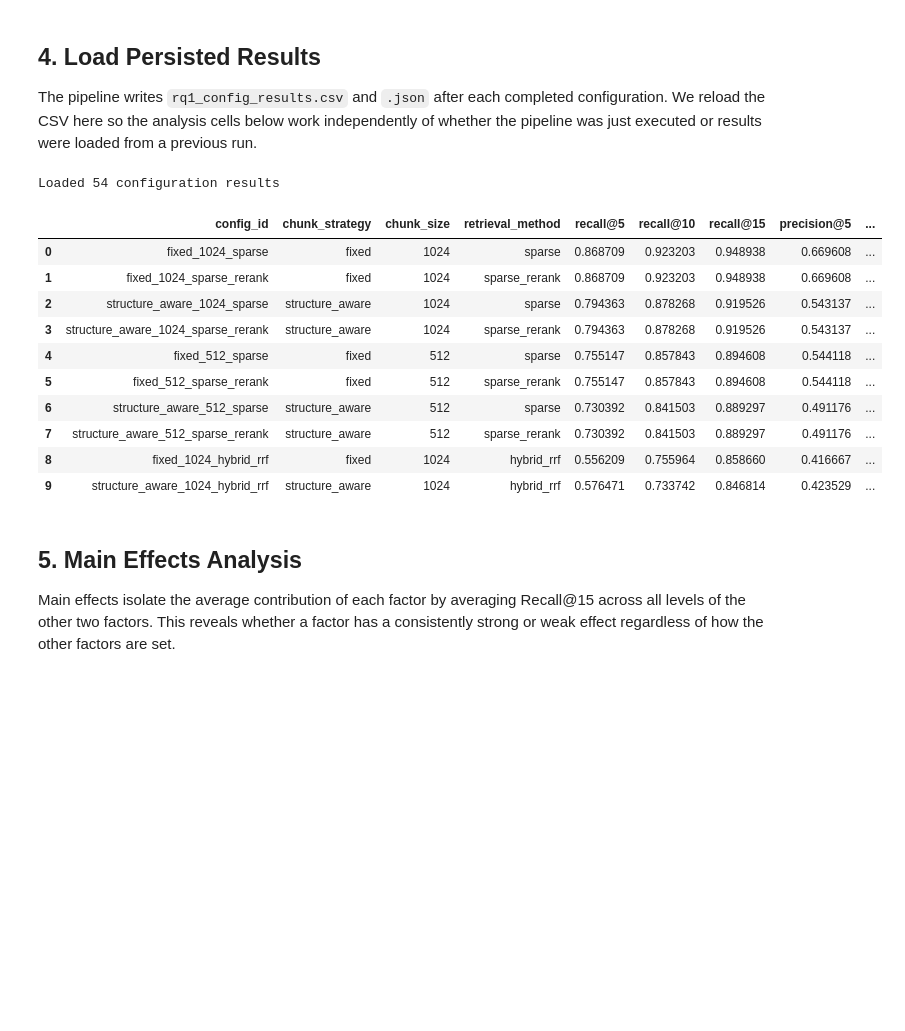
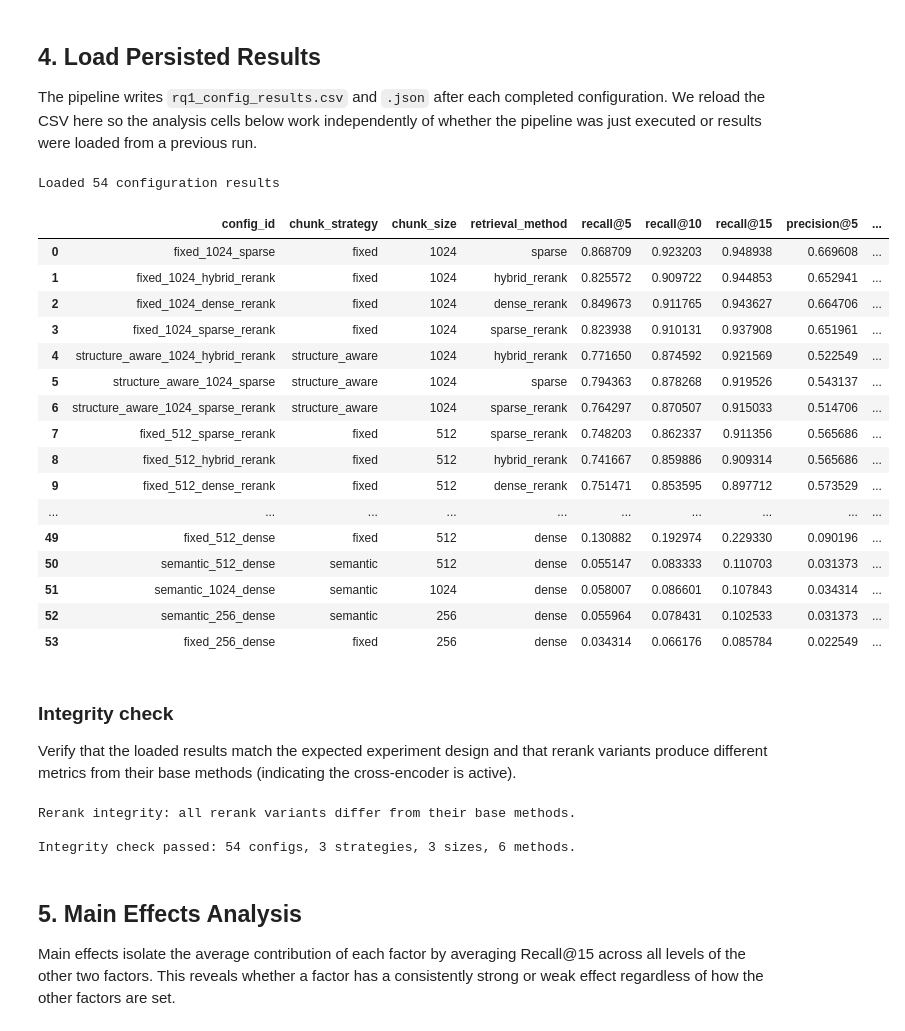
Before and after one commit to sinahaghgoo/ESRS-Regulation-Bot, a Jupyter notebook: notebooks/05_rq1_chunking_evaluation.ipynb, the cells around one changed output. Cells and saved outputs as stored; diff of their text form; code cells hidden in the pictures; blank space fills up the shorter version.

```diff
--- a/notebooks/05_rq1_chunking_evaluation.ipynb
+++ b/notebooks/05_rq1_chunking_evaluation.ipynb
@@ -149,22 +124,71 @@ The pipeline writes `rq1_config_results.csv` and `.json` after each completed co
 # %%
 results_csv = RQ1_RESULTS_DIR / "rq1_config_results.csv"
 
 df = pd.read_csv(results_csv)
 print(f"Loaded {len(df)} configuration results")
-df.sort_values("recall@15", ascending=False).head(10)
+df.sort_values("recall@15", ascending=False).head(54)
 # %% [output]
 Loaded 54 configuration results
 |  | config_id | chunk_strategy | chunk_size | retrieval_method | recall@5 | recall@10 | recall@15 | precision@5 | ... |
 | 0 | fixed_1024_sparse | fixed | 1024 | sparse | 0.868709 | 0.923203 | 0.948938 | 0.669608 | ... |
-| 1 | fixed_1024_sparse_rerank | fixed | 1024 | sparse_rerank | 0.868709 | 0.923203 | 0.948938 | 0.669608 | ... |
-| 2 | structure_aware_1024_sparse | structure_aware | 1024 | sparse | 0.794363 | 0.878268 | 0.919526 | 0.543137 | ... |
-| 3 | structure_aware_1024_sparse_rerank | structure_aware | 1024 | sparse_rerank | 0.794363 | 0.878268 | 0.919526 | 0.543137 | ... |
-| 4 | fixed_512_sparse | fixed | 512 | sparse | 0.755147 | 0.857843 | 0.894608 | 0.544118 | ... |
-| 5 | fixed_512_sparse_rerank | fixed | 512 | sparse_rerank | 0.755147 | 0.857843 | 0.894608 | 0.544118 | ... |
-| 6 | structure_aware_512_sparse | structure_aware | 512 | sparse | 0.730392 | 0.841503 | 0.889297 | 0.491176 | ... |
-| 7 | structure_aware_512_sparse_rerank | structure_aware | 512 | sparse_rerank | 0.730392 | 0.841503 | 0.889297 | 0.491176 | ... |
-| 8 | fixed_1024_hybrid_rrf | fixed | 1024 | hybrid_rrf | 0.556209 | 0.755964 | 0.858660 | 0.416667 | ... |
-| 9 | structure_aware_1024_hybrid_rrf | structure_aware | 1024 | hybrid_rrf | 0.576471 | 0.733742 | 0.846814 | 0.423529 | ... |
+| 1 | fixed_1024_hybrid_rerank | fixed | 1024 | hybrid_rerank | 0.825572 | 0.909722 | 0.944853 | 0.652941 | ... |
+| 2 | fixed_1024_dense_rerank | fixed | 1024 | dense_rerank | 0.849673 | 0.911765 | 0.943627 | 0.664706 | ... |
+| 3 | fixed_1024_sparse_rerank | fixed | 1024 | sparse_rerank | 0.823938 | 0.910131 | 0.937908 | 0.651961 | ... |
+| 4 | structure_aware_1024_hybrid_rerank | structure_aware | 1024 | hybrid_rerank | 0.771650 | 0.874592 | 0.921569 | 0.522549 | ... |
+| 5 | structure_aware_1024_sparse | structure_aware | 1024 | sparse | 0.794363 | 0.878268 | 0.919526 | 0.543137 | ... |
+| 6 | structure_aware_1024_sparse_rerank | structure_aware | 1024 | sparse_rerank | 0.764297 | 0.870507 | 0.915033 | 0.514706 | ... |
+| 7 | fixed_512_sparse_rerank | fixed | 512 | sparse_rerank | 0.748203 | 0.862337 | 0.911356 | 0.565686 | ... |
+| 8 | fixed_512_hybrid_rerank | fixed | 512 | hybrid_rerank | 0.741667 | 0.859886 | 0.909314 | 0.565686 | ... |
+| 9 | fixed_512_dense_rerank | fixed | 512 | dense_rerank | 0.751471 | 0.853595 | 0.897712 | 0.573529 | ... |
+| ... | ... | ... | ... | ... | ... | ... | ... | ... | ... |
+| 49 | fixed_512_dense | fixed | 512 | dense | 0.130882 | 0.192974 | 0.229330 | 0.090196 | ... |
+| 50 | semantic_512_dense | semantic | 512 | dense | 0.055147 | 0.083333 | 0.110703 | 0.031373 | ... |
+| 51 | semantic_1024_dense | semantic | 1024 | dense | 0.058007 | 0.086601 | 0.107843 | 0.034314 | ... |
+| 52 | semantic_256_dense | semantic | 256 | dense | 0.055964 | 0.078431 | 0.102533 | 0.031373 | ... |
+| 53 | fixed_256_dense | fixed | 256 | dense | 0.034314 | 0.066176 | 0.085784 | 0.022549 | ... |
+# %% [markdown]
+### Integrity check
+
+Verify that the loaded results match the expected experiment design and that rerank variants produce different metrics from their base methods (indicating the cross-encoder is active).
+# %%
+expected_strategies = {"fixed", "structure_aware", "semantic"}
+expected_sizes = {256, 512, 1024}
+expected_methods = {"dense", "dense_rerank", "sparse", "sparse_rerank", "hybrid_rrf", "hybrid_rerank"}
+
+actual_strategies = set(df["chunk_strategy"].unique())
+actual_sizes = set(df["chunk_size"].unique())
+actual_methods = set(df["retrieval_method"].unique())
+
+assert actual_strategies == expected_strategies, f"Strategy mismatch: {actual_strategies}"
+assert actual_sizes == expected_sizes, f"Size mismatch: {actual_sizes}"
+assert actual_methods == expected_methods, f"Method mismatch: {actual_methods}"
+assert len(df) == len(expected_strategies) * len(expected_sizes) * len(expected_methods), (
+    f"Expected {len(expected_strategies) * len(expected_sizes) * len(expected_methods)} configs, got {len(df)}"
+)
+
+rerank_pairs = [
+    ("dense", "dense_rerank"),
+    ("sparse", "sparse_rerank"),
+    ("hybrid_rrf", "hybrid_rerank"),
+]
+identical_count = 0
+for base, rerank in rerank_pairs:
+    idx_cols = ["chunk_strategy", "chunk_size"]
+    base_s = df.loc[df["retrieval_method"] == base, idx_cols + ["recall@15"]].set_index(idx_cols).sort_index()["recall@15"]
+    rerank_s = df.loc[df["retrieval_method"] == rerank, idx_cols + ["recall@15"]].set_index(idx_cols).sort_index()["recall@15"]
+    if (base_s.values == rerank_s.values).all():
+        identical_count += 1
+        print(f"WARNING: {base} and {rerank} have identical recall@15 — reranker may not be active")
+
+if identical_count == 0:
+    print("Rerank integrity: all rerank variants differ from their base methods.")
+
+print(f"\nIntegrity check passed: {len(df)} configs, "
+      f"{len(actual_strategies)} strategies, {len(actual_sizes)} sizes, {len(actual_methods)} methods.")
+# %% [output]
+Rerank integrity: all rerank variants differ from their base methods.
+
+Integrity check passed: 54 configs, 3 strategies, 3 sizes, 6 methods.
 # %% [markdown]
 ## 5. Main Effects Analysis
 
```
Also changed, not shown: parts of 8 cells of this notebook, 9 other files.
